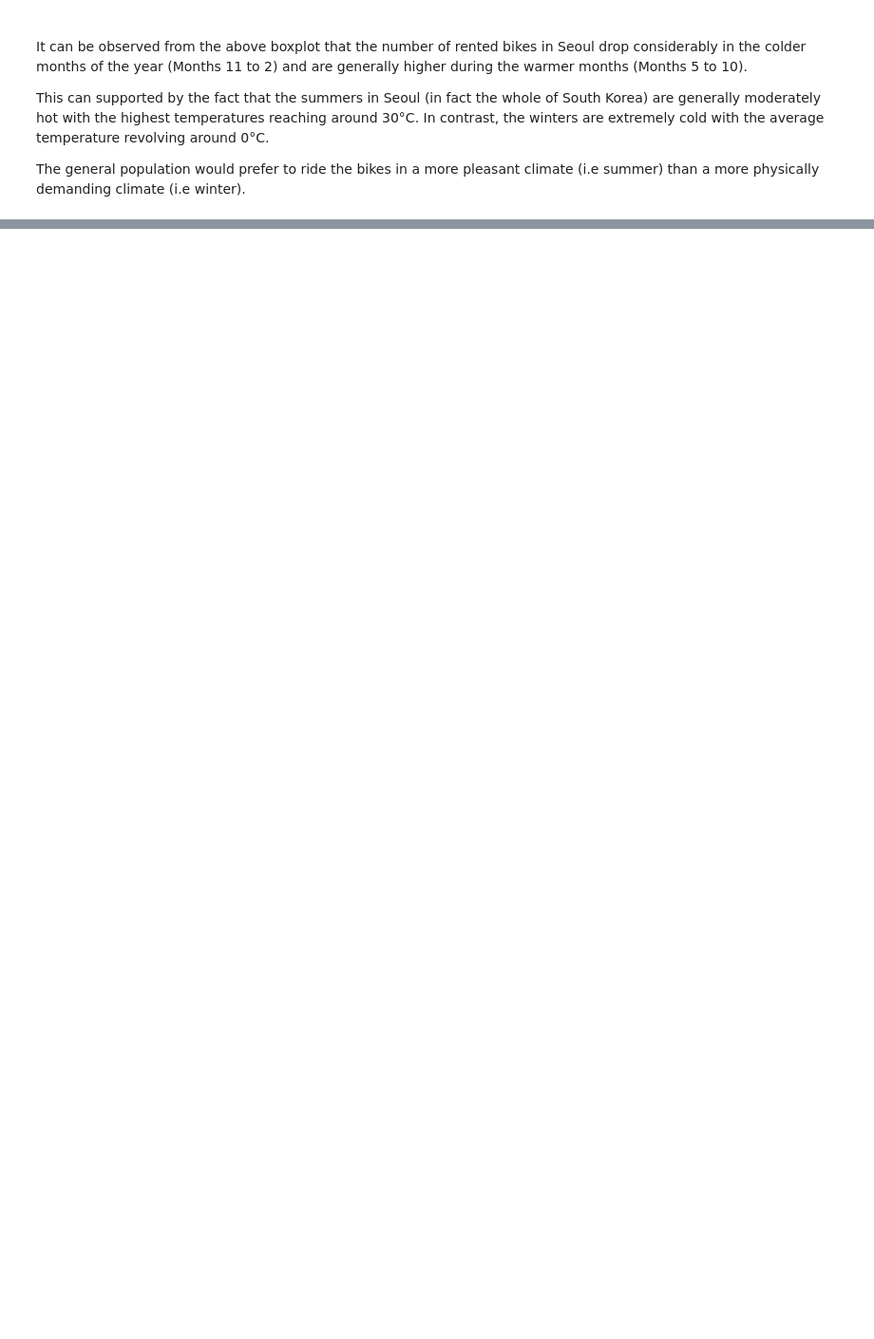
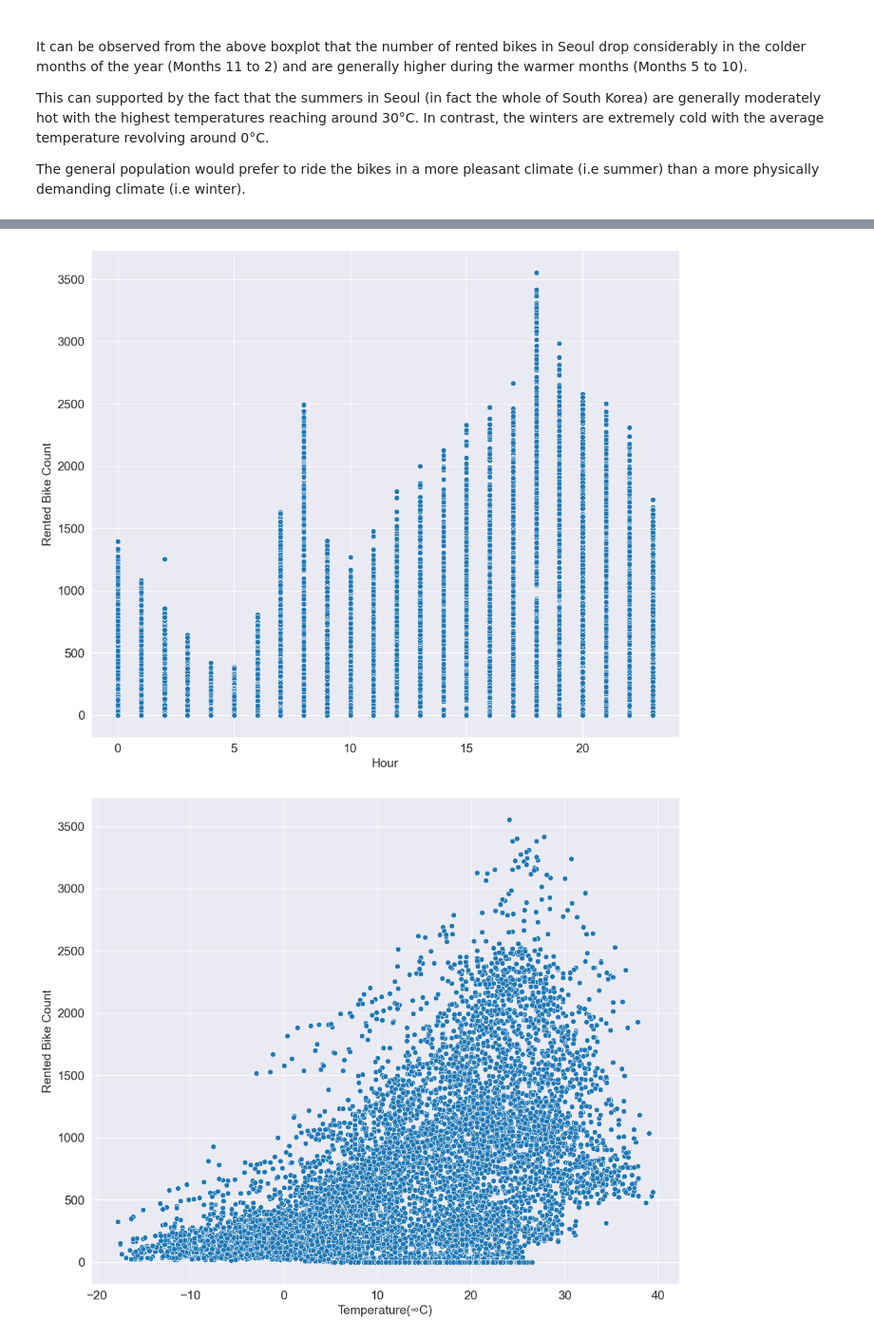
Before and after one commit to A1maan/seoul-bike-demand-project, a Jupyter notebook: ise291_project.ipynb, the cells around one changed output, grey strips where cells are left out. Shown at 95% size. Cells and saved outputs as stored; diff of their text form; code cells hidden in the pictures; blank space fills up the shorter version.

```diff
--- a/ise291_project.ipynb
+++ b/ise291_project.ipynb
@@ -397,0 +436,11 @@ The general population would prefer to ride the bikes in a more pleasant climate
+# %%
+#bivariate graphs based on two numerical variables
+num_columns = df.select_dtypes(include='number').columns
+for c in num_columns:
+    plt.figure()
+    sns.scatterplot(x=df[c],y="Rented Bike Count", data=df)
+
+    plt.show()
+# %% [output]
+[figure, added]
+[figure, added]
```
Also changed, not shown: parts of 3 cells of this notebook.
